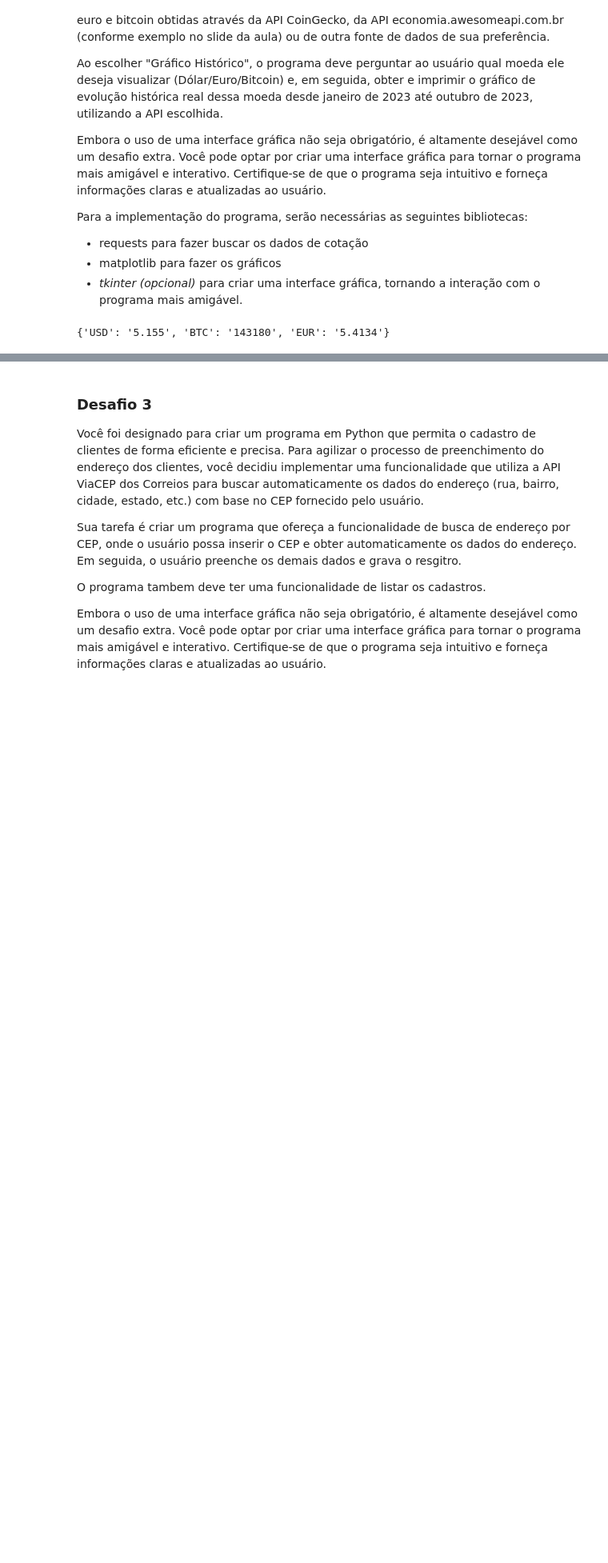
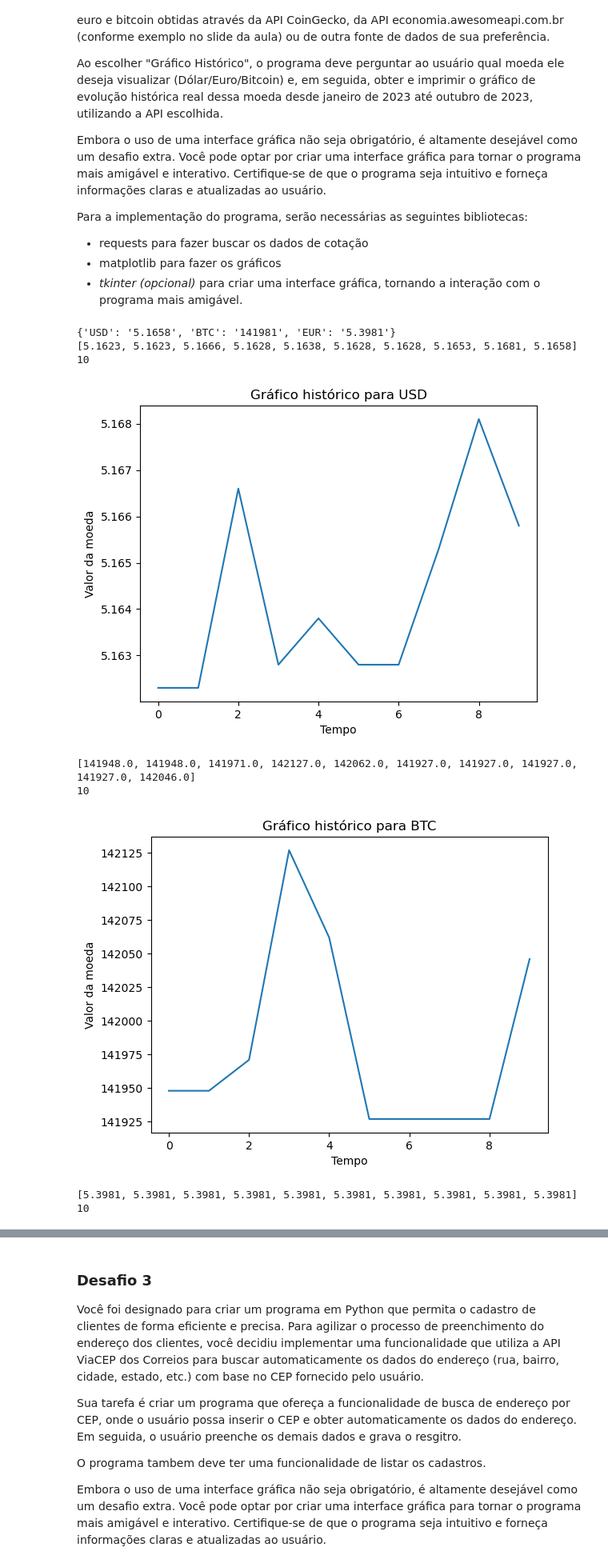
Before and after one commit to jorgevendramini/Python-SENAI, a Jupyter notebook: ATIVIDADE - Desafios de Consumo de API.ipynb, the cells around one changed output, grey strips where cells are left out. Shown at 80% size. Drawn from its saved outputs; the diff is of its cells as text; code cells hidden in the pictures; blank space fills up the shorter version.

```diff
--- a/ATIVIDADE - Desafios de Consumo de API.ipynb
+++ b/ATIVIDADE - Desafios de Consumo de API.ipynb
@@ -51,19 +51,47 @@ Para a implementação do programa, serão necessárias as seguintes bibliotecas
 import requests
 import tkinter as tk
 from tkinter import messagebox
-import matplotlib as plt
+import matplotlib.pyplot as plt
 import json
 
 #variables
 cotacao_atual = {}
-grafico_historico = {}
+graf_historico = {}
 siglas = ['USD', 'BTC', 'EUR']
 
 #API
 cotacoes = requests.get("https://economia.awesomeapi.com.br/json/all")
 cotacoes_dict = cotacoes.json()
 
-#função API
+# API graf historico
+def grafico_evo_hist_function(sigla):
+    graf_historico = requests.get(f"https://economia.awesomeapi.com.br/{sigla}/10?startdate=20230101&enddate=20231005")
+    graf_historico_dict = graf_historico.json()
+    lista_graf_historico = [float(item['bid']) for item in graf_historico_dict]
+    lista_graf_historico.reverse()
+    print(lista_graf_historico)
+    print(len(lista_graf_historico))
+    #matplotlib
+    plt.plot(lista_graf_historico)
+    plt.xlabel('Tempo')
+    plt.ylabel('Valor da moeda')
+    plt.title(f'Gráfico histórico para {sigla}')
+    plt.show()
+
+# função matplot graf historico
+
+def grafico_historico():
+    option = caixa_selecao2.get()
+
+    if option == siglas[0]:
+        grafico_evo_hist_function(siglas[0])
+    elif option == siglas[1]:
+        grafico_evo_hist_function(siglas[1])
+    elif option == siglas[2]:
+        grafico_evo_hist_function(siglas[2])
+
+
+#função main API
 
 def mostrar_opcao_selecionada():
     opcao = caixa_selecao.get()
@@ -72,10 +100,22 @@ def mostrar_opcao_selecionada():
 
     if opcao == opcoes[0]:
         #mostrar cotação
+        dados_from_API()
         messagebox.showinfo(title='Cotação atual', message=cotacao_atual,)
     elif opcao == opcoes[1]:
         #mostrar gráfico histórico
-        messagebox.showinfo(title='Gráfico histórico', message=grafico_historico,)
+        janela.destroy()
+        janela_option_2 = tk.Tk()
+        janela_option_2.title('Gráfico Histórico')
+        janela_option_2.geometry("400x150")
+        global caixa_selecao2
+        caixa_selecao2 = tk.StringVar()
+        caixa_selecao2.set(siglas[0])
+        menu_siglas_graf_historico = tk.OptionMenu(janela_option_2, caixa_selecao2, *siglas)
+        menu_siglas_graf_historico.config(width= 12)
+        menu_siglas_graf_historico.pack(pady=30, ipadx=10)
+        botao2 = tk.Button(janela_option_2, text="OK", command=grafico_historico)
+        botao2.place(width=100, height=25 ,x=150, y=75)
 
 #tkinter
 janela = tk.Tk()
@@ -83,32 +123,40 @@ janela.title('API de cotação atual e gráfico histórico')
 janela.geometry("400x150")
 janela.resizable(False, False)
 
 opcoes = ["Cotação Atual", "Gráfico Histórico"]
 caixa_selecao = tk.StringVar()
 caixa_selecao.set(opcoes[0])
 
 #botão combobox
 menu = tk.OptionMenu(janela, caixa_selecao, *opcoes)
 menu.config(width= 12)
 menu.pack(pady=30, ipadx=10)
 
 #botão OK
 botao = tk.Button(janela, text="OK", command=mostrar_opcao_selecionada)
 botao.place(width=100, height=25 ,x=150, y=75)
 
 
-#get only values I want from 'siglas'
+#Função Cotação atual: get only values I want from 'siglas'
 def dados_from_API():
     for par, dado in cotacoes_dict.items():
         for sigla in siglas:
             if par == sigla:
                 cotacao_atual[par] = dado['bid']
     print(cotacao_atual)
 
 
 
 dados_from_API()
 
 tk.mainloop()
 # %% [output]
-{'USD': '5.155', 'BTC': '143180', 'EUR': '5.4134'}
+{'USD': '5.1658', 'BTC': '141981', 'EUR': '5.3981'}
+[5.1623, 5.1623, 5.1666, 5.1628, 5.1638, 5.1628, 5.1628, 5.1653, 5.1681, 5.1658]
+10
+[figure, added]
+[141948.0, 141948.0, 141971.0, 142127.0, 142062.0, 141927.0, 141927.0, 141927.0, 141927.0, 142046.0]
+10
+[figure, added]
+[5.3981, 5.3981, 5.3981, 5.3981, 5.3981, 5.3981, 5.3981, 5.3981, 5.3981, 5.3981]
+10
```
Also changed, not shown: parts of 1 cell of this notebook.
